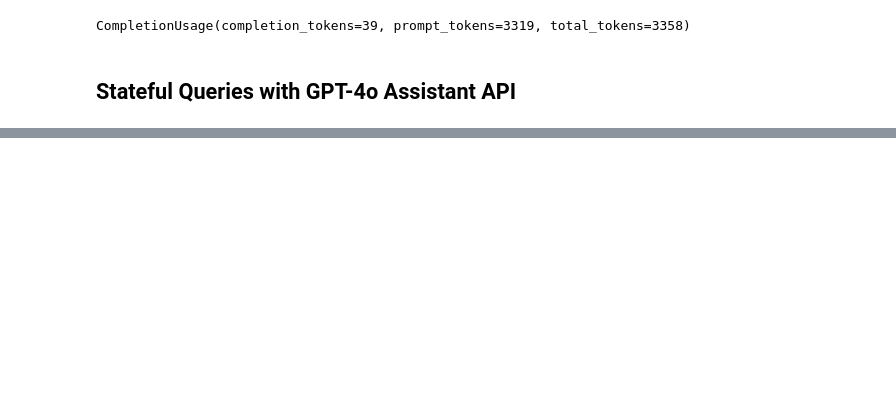
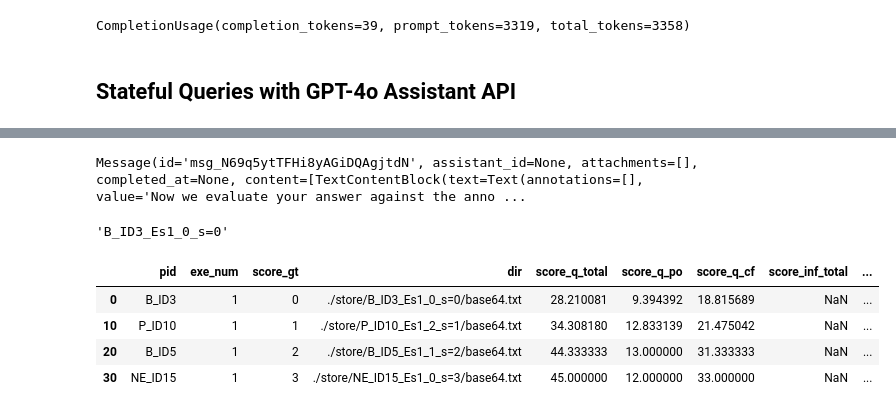
Before and after one commit to deanziyangyu/TRViT, a Jupyter notebook: src/nb/data/skeleton/prompt_lab.ipynb, the cells around one changed output, grey strips where cells are left out. Drawn from its saved outputs; the diff is of its cells as text; code cells hidden in the pictures; blank space fills up the shorter version.

```diff
--- a/src/nb/data/skeleton/prompt_lab.ipynb
+++ b/src/nb/data/skeleton/prompt_lab.ipynb
@@ -632,21 +675,29 @@ visualize_b64_from_dir(row['dir'], num_frames=10)
 # %% [markdown]
 Testing Inference pipeline
 # %%
-eval_b64 = get_eval_b64_from_dir(row['dir'], detail="high", num_frames=5)
+eval_b64 = get_eval_b64_from_dir(row['dir'], detail="low", num_frames=5)
 if eval_b64 == -1:
     print("Empty evaluation label")
 else:
     # gt_exe_b64 = get_gt_b64_from_exe_n_dict(exe_labels_gt[1], detail="low")
-    exec_desc = struc_desc_by_exe[1]
-    response = eval_with_oai_10q(intro_sys, intro_user, background_10q_0s, exec_desc,
-                         rep_eval_10q, assess_q, eval_b64, ans_format_0s, max_tokens=300)
+    # exec_desc = struc_desc_by_exe[1]
+    response = eval_with_oai_10q(intro_sys, intro_user, background_10q_0s,
+                         rep_eval_10q, assess_q, eval_b64, ans_format_0s,
+                         max_tokens=400, temp=.1, top_p=.5)
     # inf_score = json.loads(clean_json_string(response.choices[0].message.content))['score']
     # inf_reasoning = json.loads(clean_json_string(response.choices[0].message.content))['reasoning']
-
-    # print(inf_score, inf_reasoning)
 # %%
 ctt = json.loads(clean_json_string(response.choices[0].message.content))
-po_score = np.sum(list(ctt['answers'].values())[:3])
-cf_score = np.sum(list(ctt['answers'].values())[3:])
+po_score = np.sum(list(ctt['PO_answers'].values())[-3:])
+cf_score = np.sum(list(ctt['CF_answers'].values())[-7:])
+po_ans_score = np.sum(list(ctt['PO_answers'].values())[:-3])
+cf_ans_score = np.sum(list(ctt['CF_answers'].values())[:-7])
 print(po_score, cf_score, po_score + cf_score)
+# print(po_ans_score, cf_ans_score, po_ans_score + cf_ans_score)
+print(" Q:")
+print(po_score/15, cf_score/35, (po_score + cf_score)/50)
+print(" PO/CF:")
+print(po_ans_score/10, cf_ans_score/40, (po_ans_score + cf_ans_score)/50)
+print(" GT:")
+print(row['score_q_po']/15, row['score_q_cf']/35, row['score_q_total']/50,)
 # %% [output]
@@ -897,0 +1126,18 @@ else:
+# %%
+
+client.beta.threads.messages.create(
+    thread_id=thread.id,
+    role="user",
+    content=[
+        {"type": "text", "text": f"Now we evaluate your answer against the annotated ground truth by the human experts. The annotation labels are provideds as"+
+         f" the subtotal of QS question 1 to 3 answers and subtotal of QS question 4 to 10 answers of the POs and CFs respectively. The two subtotals are then summed up for a total score."},
+        {"type": "text", "text": f"The actual ground truth subtotals for your last evaluation is {row['score_q_po']:.2f} for the PO"+
+        f"and {row['score_q_cf']:.2f} for the CF, and {row['score_q_total']:.2f} for the total."+
+        f"You responded with {po_ans_score:.2f} for the PO and {cf_ans_score:.2f} for the CF, and {(po_ans_score + cf_ans_score):.2f} for the total."+
+        f"You {response_str}"},
+        {"type": "text", "text": "I will try to provide you with 3 more ground truth examples"+
+         "along with the subtotals of PO and CF scores, so you could make a more accurate evaluation next time."}
+    ]
+)
+# %% [output]
+Message(id='msg_N69q5ytTFHi8yAGiDQAgjtdN', assistant_id=None, attachments=[], completed_at=None, content=[TextContentBlock(text=Text(annotations=[], value='Now we evaluate your answer against the anno ...
@@ -897,0 +1173,16 @@ else:
+# %%
+shot_num = 0
+rep_next_eval = reps_eval_200[(reps_eval_200['exe_num'] == 1)].iloc[shot_num::10]
+row = rep_next_eval.iloc[0]
+pid_e_r_s = row['dir'][8:-11]
+pid_e_r_s
+# %% [output]
+'B_ID3_Es1_0_s=0'
+# %%
+rep_next_eval
+# %% [output]
+|  | pid | exe_num | score_gt | dir | score_q_total | score_q_po | score_q_cf | score_inf_total | ... |
+| 0 | B_ID3 | 1 | 0 | ./store/B_ID3_Es1_0_s=0/base64.txt | 28.210081 | 9.394392 | 18.815689 | NaN | ... |
+| 10 | P_ID10 | 1 | 1 | ./store/P_ID10_Es1_2_s=1/base64.txt | 34.308180 | 12.833139 | 21.475042 | NaN | ... |
+| 20 | B_ID5 | 1 | 2 | ./store/B_ID5_Es1_1_s=2/base64.txt | 44.333333 | 13.000000 | 31.333333 | NaN | ... |
+| 30 | NE_ID15 | 1 | 3 | ./store/NE_ID15_Es1_0_s=3/base64.txt | 45.000000 | 12.000000 | 33.000000 | NaN | ... |
```
Also changed, not shown: parts of 39 cells of this notebook, 5 other files.
